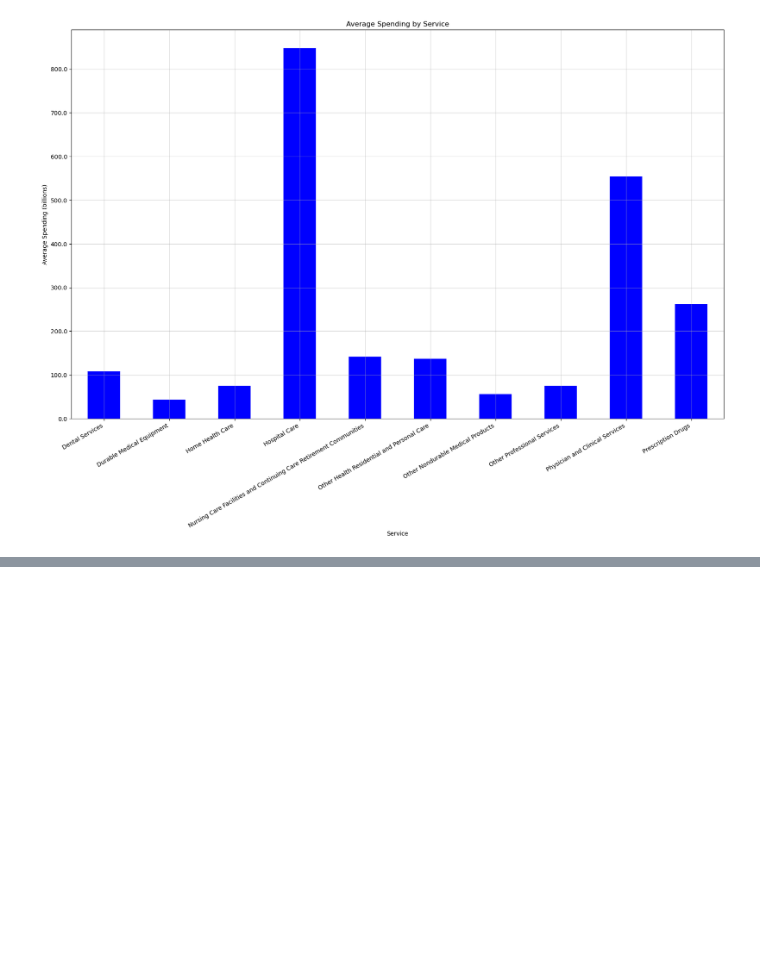
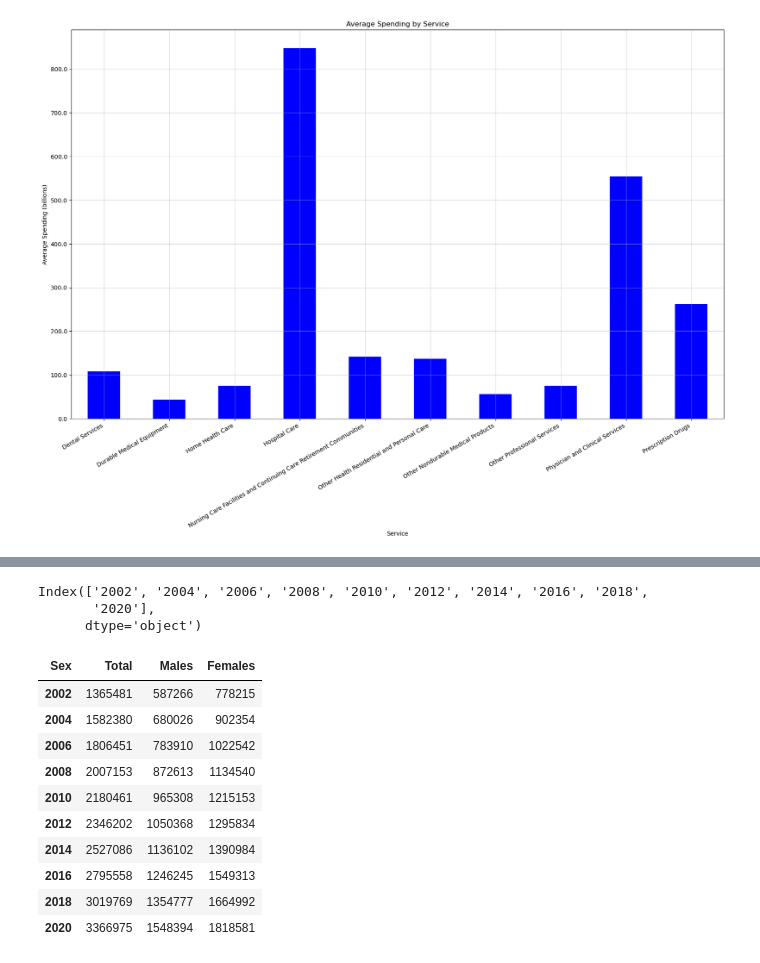
Before and after one commit to vokouns/us-healthcare-spending, a Jupyter notebook: us_healthcare_spending.ipynb, the cells around one changed output, grey strips where cells are left out. Cells and saved outputs as stored; diff of their text form; code cells hidden in the pictures; blank space fills up the shorter version.

```diff
--- a/us_healthcare_spending.ipynb
+++ b/us_healthcare_spending.ipynb
@@ -958,0 +965,6 @@ plt.show()
+# %%
+payer_data_total = raw_data_df[raw_data_df["Payer"]=="Total"]
+service_data_total = payer_data_total[payer_data_total["Service"]=="Total Personal Health Care"]
+age_data_total = service_data_total[service_data_total["Age Group"]=="Total"]
+
+age_data_total.head()
@@ -958,0 +982,23 @@ plt.show()
+# %%
+#switch columns and rows
+health_index_t = health_index.T
+health_index_t.index
+# %% [output]
+Index(['2002', '2004', '2006', '2008', '2010', '2012', '2014', '2016', '2018',
+       '2020'],
+      dtype='object')
+# %%
+#print new data set
+health_index_t
+# %% [output]
+| Sex | Total | Males | Females |
+| 2002 | 1365481 | 587266 | 778215 |
+| 2004 | 1582380 | 680026 | 902354 |
+| 2006 | 1806451 | 783910 | 1022542 |
+| 2008 | 2007153 | 872613 | 1134540 |
+| 2010 | 2180461 | 965308 | 1215153 |
+| 2012 | 2346202 | 1050368 | 1295834 |
+| 2014 | 2527086 | 1136102 | 1390984 |
+| 2016 | 2795558 | 1246245 | 1549313 |
+| 2018 | 3019769 | 1354777 | 1664992 |
+| 2020 | 3366975 | 1548394 | 1818581 |
```
Also changed, not shown: parts of 10 cells of this notebook, 1 other file.
